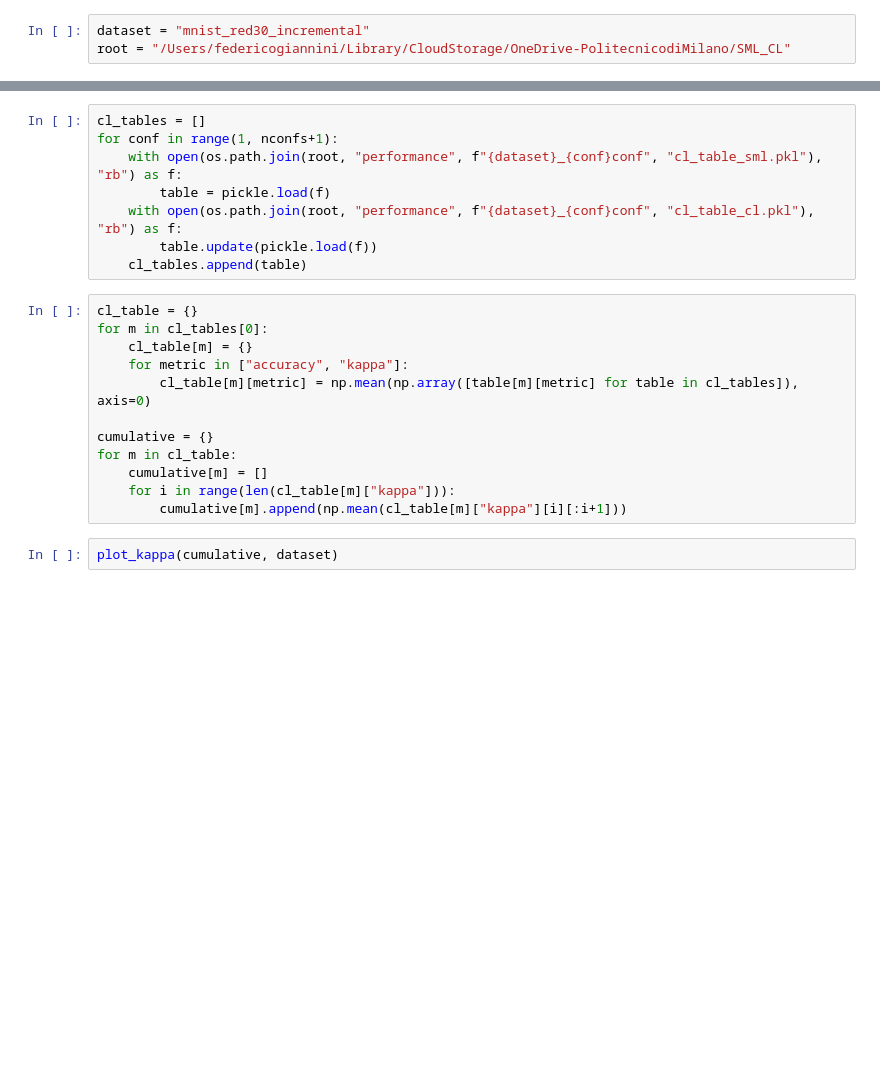
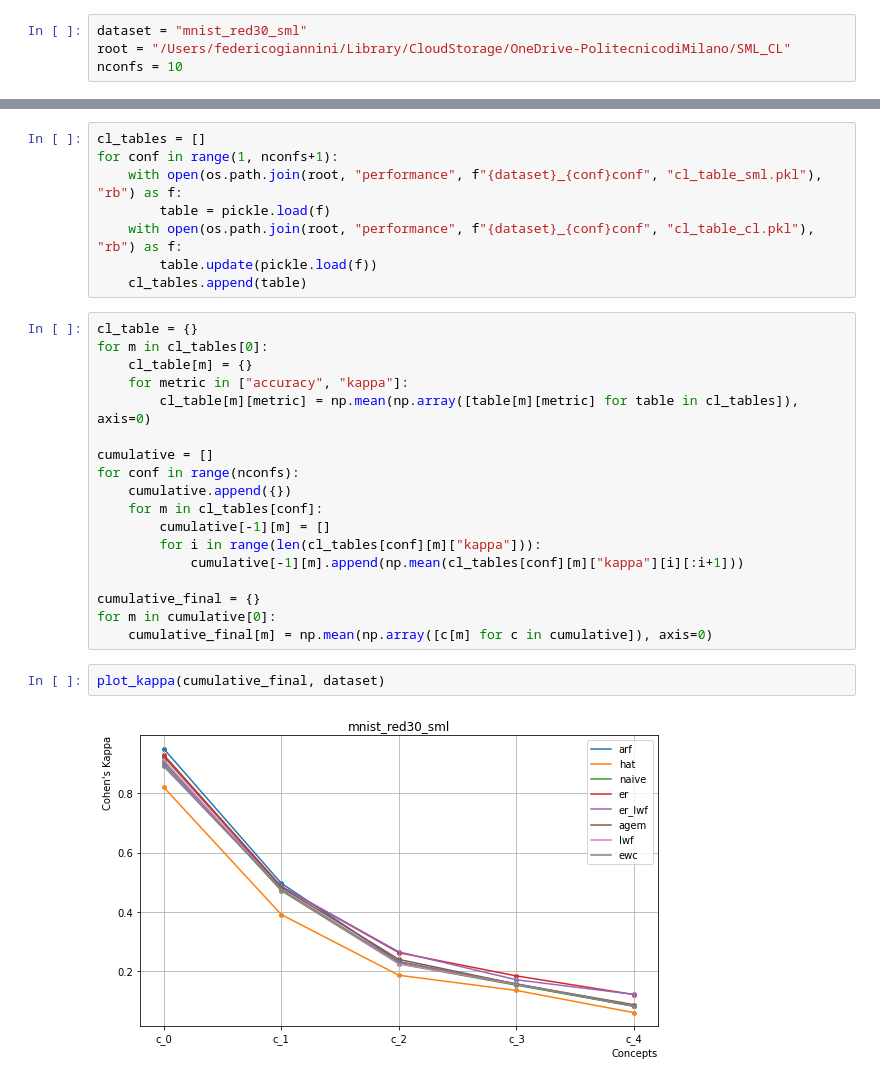
Before and after one commit to federicogiannini13/scl-practical-guide, a Jupyter notebook: lab/plot_cl.ipynb, the cells around one changed output, grey strips where cells are left out. Saved outputs shown, nothing was run; the diff lists cells and outputs as text; blank space fills up the shorter version.

```diff
--- a/lab/plot_cl.ipynb
+++ b/lab/plot_cl.ipynb
@@ -1,6 +1,7 @@
 # %%
-dataset = "mnist_red30_incremental"
+dataset = "mnist_red30_sml"
 root = "/Users/federicogiannini/Library/CloudStorage/OneDrive-PolitecnicodiMilano/SML_CL"
+nconfs = 10
 # %%
 import pickle
 import numpy as np
@@ -37,11 +38,19 @@ for m in cl_tables[0]:
     for metric in ["accuracy", "kappa"]:
         cl_table[m][metric] = np.mean(np.array([table[m][metric] for table in cl_tables]), axis=0)
 
-cumulative = {}
-for m in cl_table:
-    cumulative[m] = []
-    for i in range(len(cl_table[m]["kappa"])):
-        cumulative[m].append(np.mean(cl_table[m]["kappa"][i][:i+1]))
+cumulative = []
+for conf in range(nconfs):
+    cumulative.append({})
+    for m in cl_tables[conf]:
+        cumulative[-1][m] = []
+        for i in range(len(cl_tables[conf][m]["kappa"])):
+            cumulative[-1][m].append(np.mean(cl_tables[conf][m]["kappa"][i][:i+1]))
+
+cumulative_final = {}
+for m in cumulative[0]:
+    cumulative_final[m] = np.mean(np.array([c[m] for c in cumulative]), axis=0)
 # %%
-plot_kappa(cumulative, dataset)
+plot_kappa(cumulative_final, dataset)
+# %% [output]
+[figure, added]
 # %%
```
Also changed, not shown: parts of 2 cells of this notebook, 3 other files.
